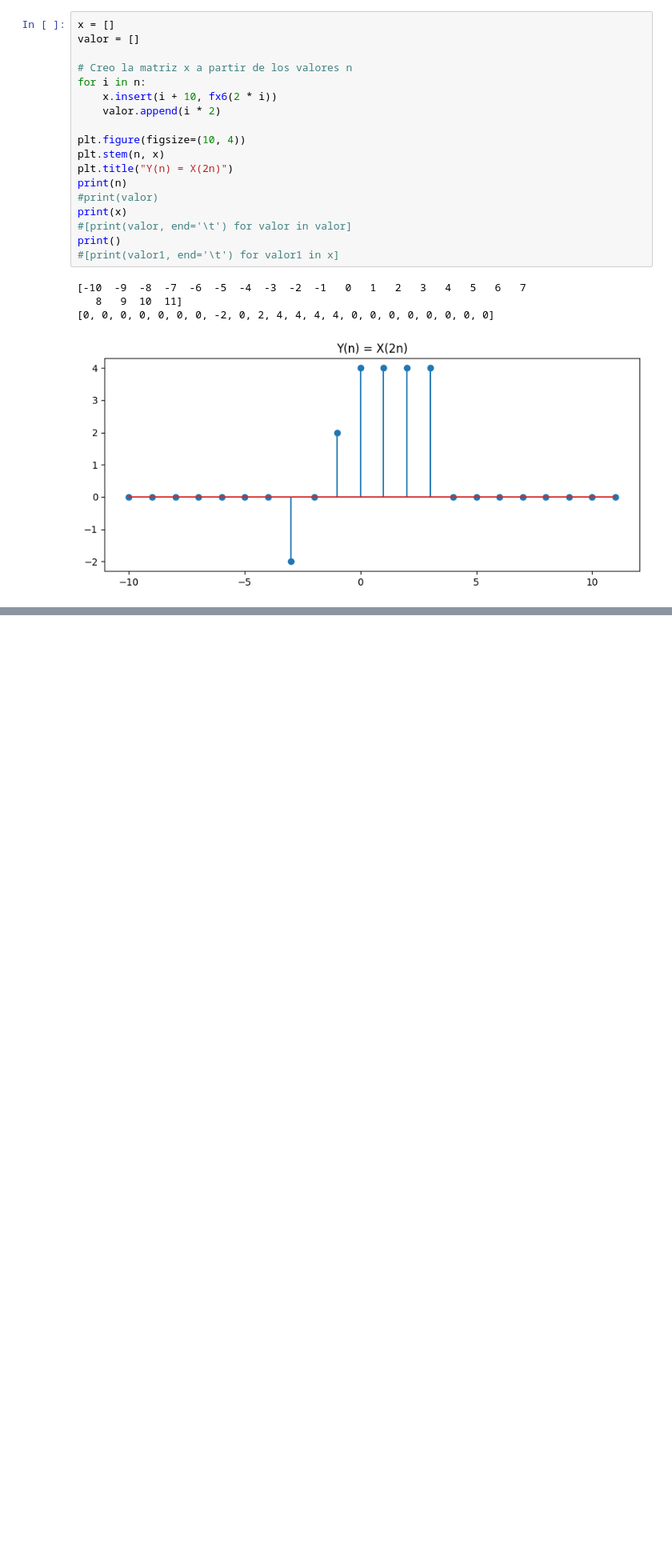
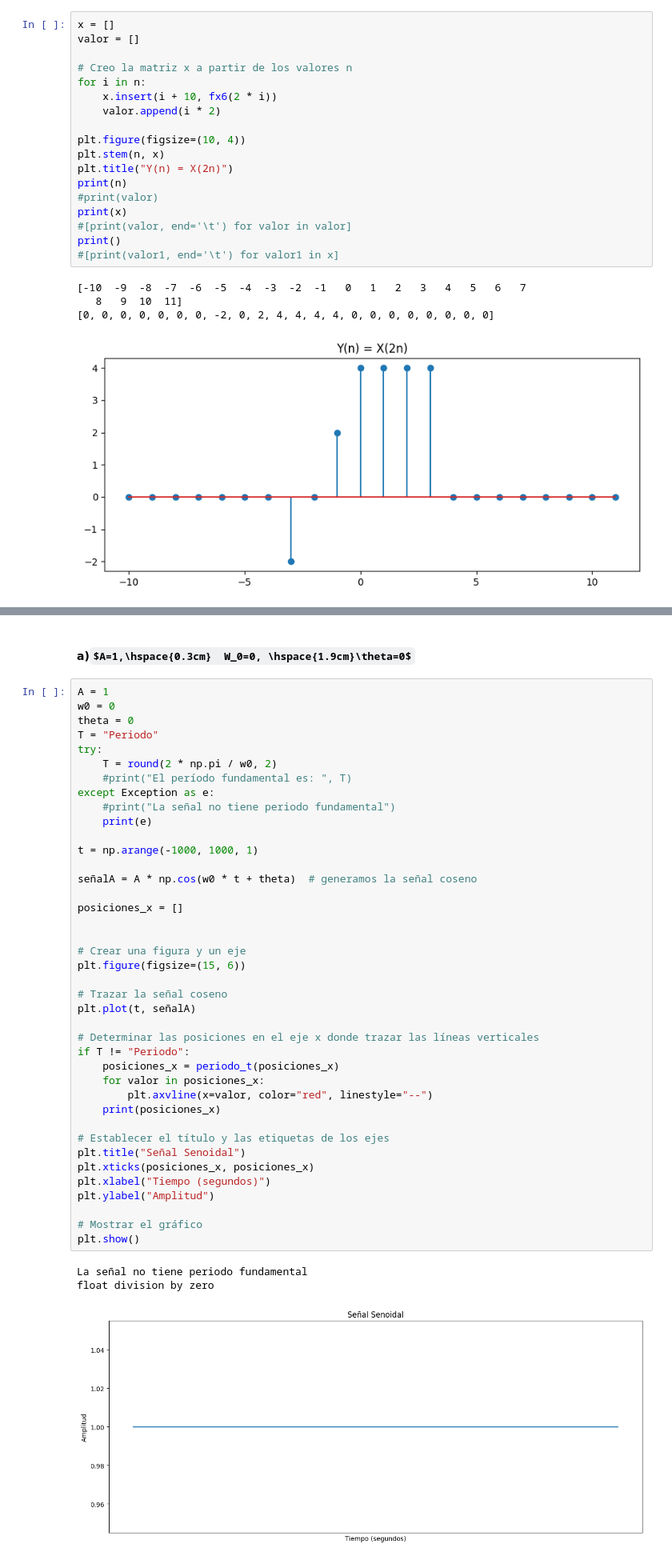
Before and after one commit to Rodolfox22/Procesamiento-de-se-ales, a Jupyter notebook: TP2/tp2_Pablo Correa.ipynb, the cells around one changed output, grey strips where cells are left out. Shown at 80% size. Drawn from its saved outputs; the diff is of its cells as text; some formulas as TeX source; blank space fills up the shorter version.

```diff
--- a/TP2/tp2_Pablo Correa.ipynb
+++ b/TP2/tp2_Pablo Correa.ipynb
@@ -695,0 +686,46 @@ Que puede observar en el punto d) ? Y en los otros casos ?. analice cada punto y
+# %% [markdown]
+#### a)$A=1,\hspace{0.3cm}  W_0=0, \hspace{1.9cm}\theta=0$<br>
+# %%
+A = 1
+w0 = 0
+theta = 0
+T = "Periodo"
+try:
+    T = round(2 * np.pi / w0, 2)
+    #print("El período fundamental es: ", T)
+except Exception as e:
+    #print("La señal no tiene periodo fundamental")
+    print(e)
+
+t = np.arange(-1000, 1000, 1)
+
+señalA = A * np.cos(w0 * t + theta)  # generamos la señal coseno
+
+posiciones_x = []
+
+
+# Crear una figura y un eje
+plt.figure(figsize=(15, 6))
+
+# Trazar la señal coseno
+plt.plot(t, señalA)
+
+# Determinar las posiciones en el eje x donde trazar las líneas verticales
+if T != "Periodo":
+    posiciones_x = periodo_t(posiciones_x)
+    for valor in posiciones_x:
+        plt.axvline(x=valor, color="red", linestyle="--")
+    print(posiciones_x)
+
+# Establecer el título y las etiquetas de los ejes
+plt.title("Señal Senoidal")
+plt.xticks(posiciones_x, posiciones_x)
+plt.xlabel("Tiempo (segundos)")
+plt.ylabel("Amplitud")
+
+# Mostrar el gráfico
+plt.show()
+# %% [output]
+La señal no tiene periodo fundamental
+float division by zero
+[figure, added]
```
Also changed, not shown: parts of 29 cells of this notebook, 21 other files.
